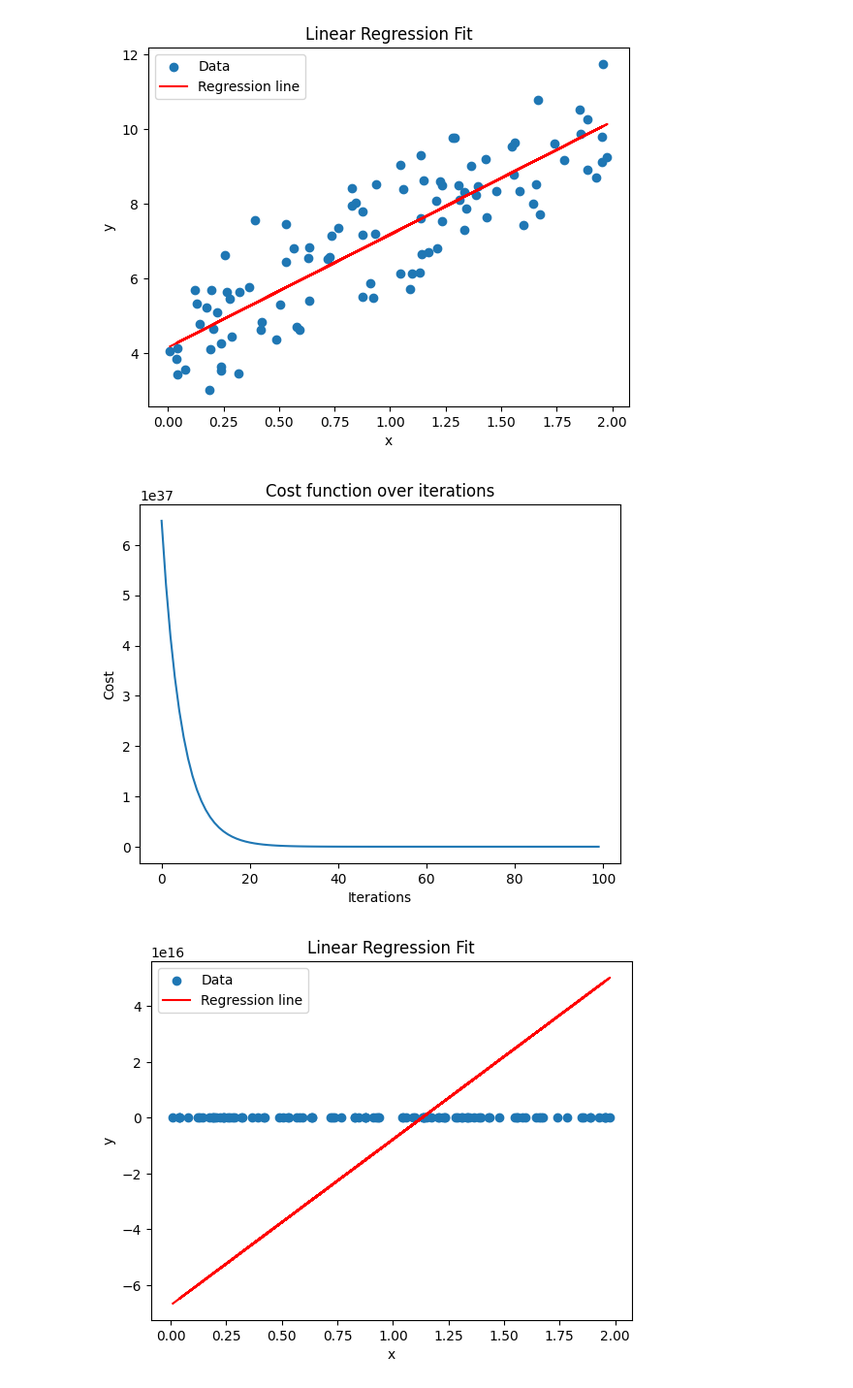
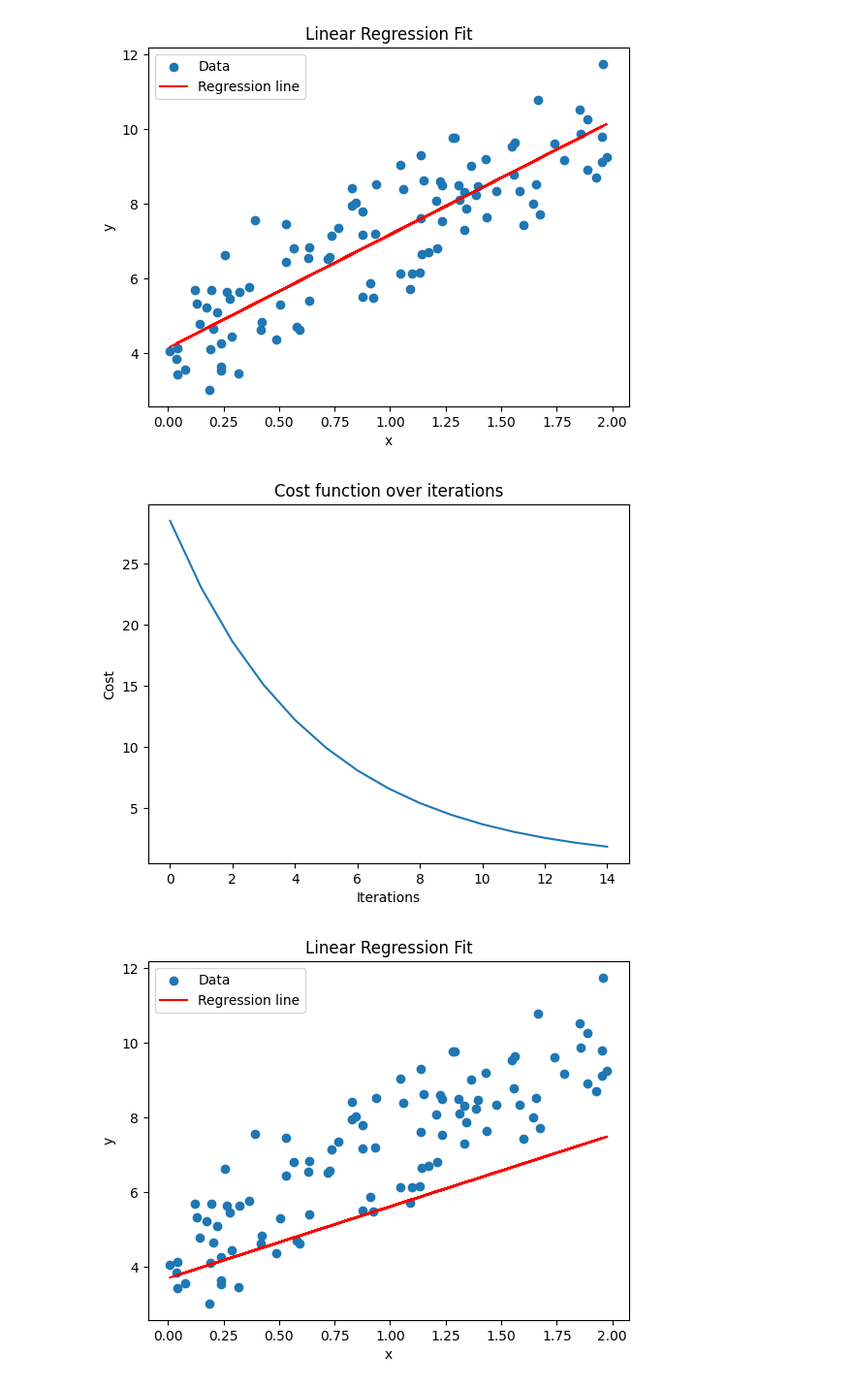
Before and after one commit to cmooredev/100daysofml, a Jupyter notebook: day3/LinearRegression.ipynb, the cells around one changed output. Shown at 97% size. Cells and saved outputs as stored; diff of their text form; code cells hidden in the pictures.

```diff
--- a/day3/LinearRegression.ipynb
+++ b/day3/LinearRegression.ipynb
@@ -76,24 +76,28 @@ plt.show()
 # %%
 #try changing learning rate and iterations to see how the cost function changes over iterations and the final regression fit
 learning_rate = 0.05
-n_iterations = 100
+n_iterations = 15
+
+#reset b_0, b_1
+b_0 = np.random.randn(1)
+b_1 = np.random.randn(1)
 
 #compute values
 b_0, b_1, cost_history = gradient_descent(x, y, b_0, b_1, learning_rate, n_iterations)
 
 plt.plot(range(n_iterations), cost_history)
 plt.xlabel('Iterations')
 plt.ylabel('Cost')
 plt.title('Cost function over iterations')
 plt.show()
 
 plt.scatter(x, y, label='Data')
 plt.plot(x, predict(x, b_0, b_1), color='red', label='Regression line')
 plt.xlabel('x')
 plt.ylabel('y')
 plt.title('Linear Regression Fit')
 plt.legend()
 plt.show()
 # %% [output]
-[figure, old version]
+[figure, new version]
-[figure, old version]
+[figure, new version]
```
Also changed, not shown: parts of 1 cell of this notebook.
